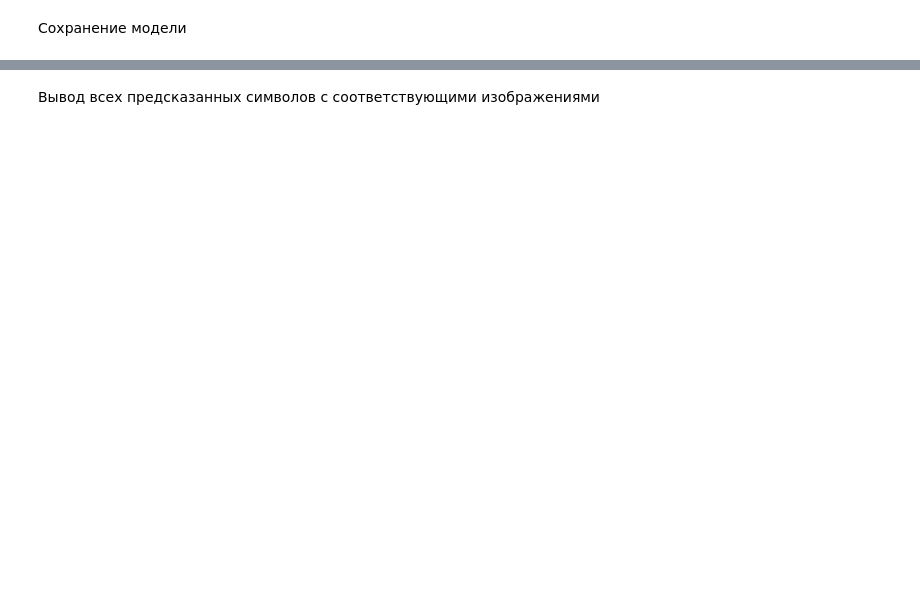
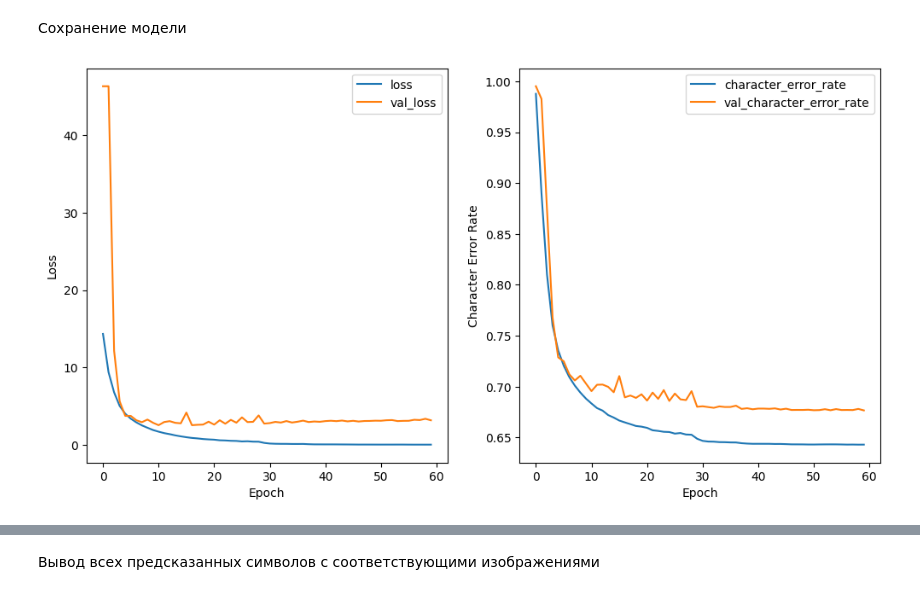
Before and after one commit to anna-lipchanskaya/network, a Jupyter notebook: network.ipynb, the cells around one changed output, grey strips where cells are left out. Cells and saved outputs as stored; diff of their text form; code cells hidden in the pictures; blank space fills up the shorter version.

```diff
--- a/network.ipynb
+++ b/network.ipynb
@@ -22,7 +29,7 @@ print("Файлы в датасете:", os.listdir(path))
 # %%
 word_dict = {}
 
-with open("/root/.cache/kagglehub/datasets/nibinv23/iam-handwriting-word-database/versions/2/words_new.txt", "r", encoding="utf-8") as file:
+with open("/kaggle/input/iam-handwriting-word-database/words_new.txt", "r", encoding="utf-8") as file:
     for line in file:
         # Пропускаем строки, начинающиеся с #
         if line.startswith("#"):
@@ -265,7 +315,7 @@ def create_model(num_classes, input_shape=(200, 64, 1)):
     x = Dense(num_classes, activation='softmax')(x)
 
     model = Model(inputs=input_img, outputs=x)
-    model.compile(optimizer=Nadam(learning_rate=0.001, clipnorm=1.0), loss=CTCLoss, metrics=[CharacterErrorRateCalculator()])
+    model.compile(optimizer=Nadam(learning_rate=0.001, clipnorm=1.0), loss=CTCLoss, metrics=[CharacterErrorRateCTC()])
 
     model.summary()
 
@@ -274,7 +324,7 @@ def create_model(num_classes, input_shape=(200, 64, 1)):
 Функция для загрузки изображений и метрики
 # %%
 def process_data(word_dict):
-    image_base_folder = f'/root/.cache/kagglehub/datasets/nibinv23/iam-handwriting-word-database/versions/2/iam_words/words'
+    image_base_folder = f'/kaggle/input/iam-handwriting-word-database/iam_words/words'
     train_X, train_y = [], []
     total_count = 0
     folder_counts = {}
@@ -353,11 +431,11 @@ model = create_model(num_classes, input_shape)
 Обучение
 # %%
 # Callbacks (обратные вызовы)
-early_stopping = EarlyStopping(monitor='val_character_error_score',
+early_stopping = EarlyStopping(monitor='val_character_error_rate',
                               patience=10,
                               restore_best_weights=True,
                               mode='min')
-reduce_lr = ReduceLROnPlateau(monitor='val_character_error_score',
+reduce_lr = ReduceLROnPlateau(monitor='val_character_error_rate',
                              factor=0.5,
                              min_lr=1e-5,
                              patience=4,
@@ -381,18 +477,20 @@ files.download('handwritten.keras')
 # %%
 fig, axes = plt.subplots(figsize=(12, 6), ncols=2, nrows=1)
 
 axes[0].plot(history.history['loss'], label='loss')
 axes[0].plot(history.history['val_loss'], label='val_loss')
 axes[0].set_xlabel("Epoch")
 axes[0].set_ylabel("Loss")
 axes[0].legend()
-axes[1].plot(history.history['character_error_score'], label='character_error_score')
-axes[1].plot(history.history['val_character_error_score'], label='val_character_error_score')
+axes[1].plot(history.history['character_error_rate'], label='character_error_rate')
+axes[1].plot(history.history['val_character_error_rate'], label='val_character_error_rate')
 axes[1].set_xlabel("Epoch")
-axes[1].set_ylabel("Character Error Score")
+axes[1].set_ylabel("Character Error Rate")
 axes[1].legend()
 
 plt.show()
+# %% [output]
+[figure, added]
 # %%
 # Оценка модели на тестовом наборе данных
 loss, accuracy = model.evaluate(test_X, test_y)
```
Also changed, not shown: parts of 17 cells of this notebook.
